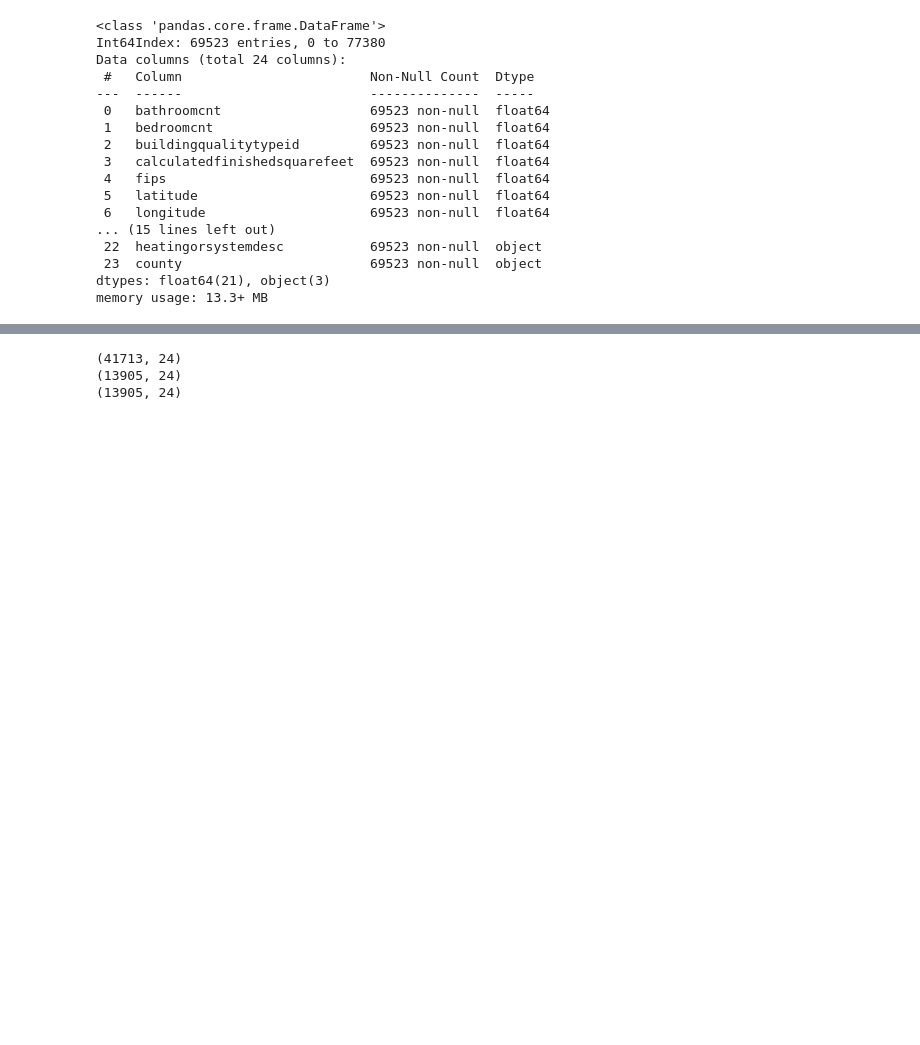
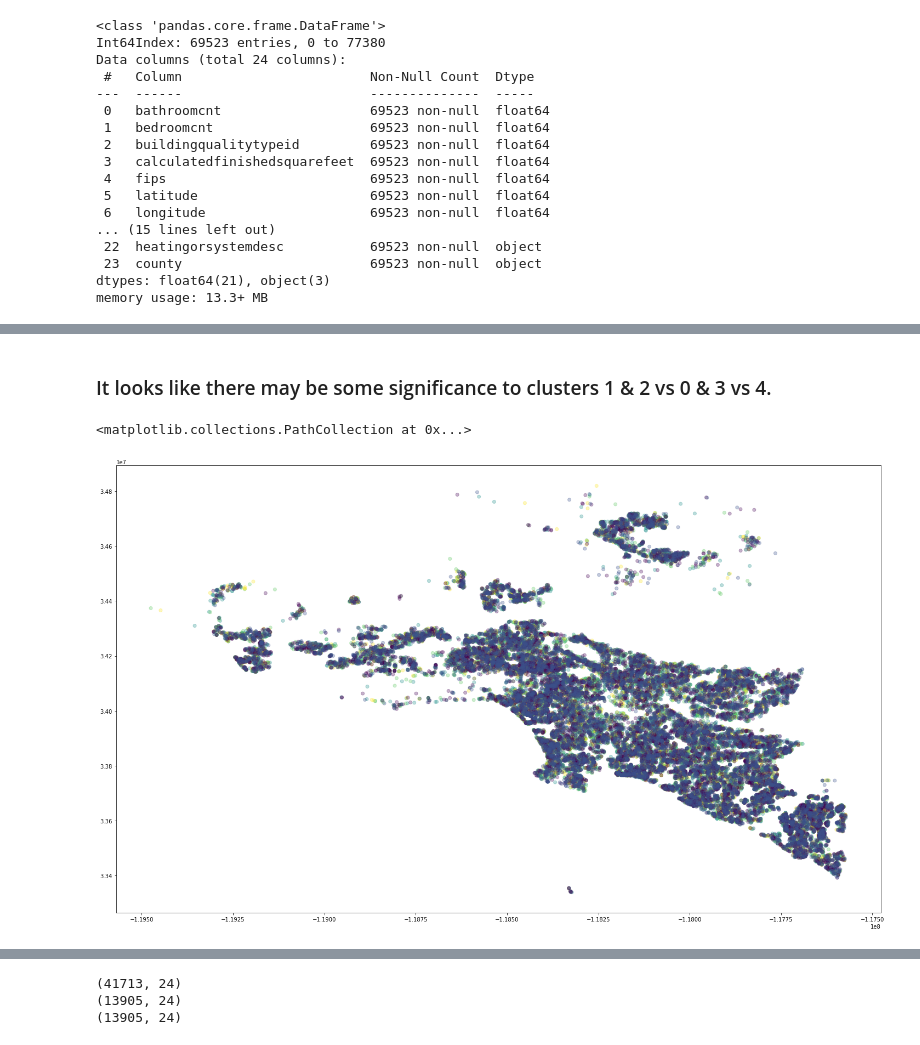
Before and after one commit to Brooke-Holyoak/clustering-exercises, a Jupyter notebook: explore_zillow.ipynb, the cells around one changed output, grey strips where cells are left out. Cells and saved outputs as stored; diff of their text form; code cells hidden in the pictures; blank space fills up the shorter version.

```diff
--- a/explore_zillow.ipynb
+++ b/explore_zillow.ipynb
@@ -54,0 +298,29 @@ memory usage: 13.3+ MB
+# %%
+# get the centroids for each distinct cluster...
+
+def get_centroids(kmeans, cluster_vars, cluster_name):
+    # get the centroids for each distinct cluster...
+
+    centroid_col_names = ['centroid_' + i for i in cluster_vars]
+
+    centroid_df = pd.DataFrame(kmeans.cluster_centers_,
+                               columns=centroid_col_names).reset_index().rename(columns={'index': cluster_name})
+
+    return centroid_df
+# %%
+centroid_df = get_centroids(kmeans, cluster_vars, cluster_name)
+# %%
+# label cluster for each observation in X_train (X[0] in our X list of dataframes),
+# X_validate (X[1]), & X_test (X[2])
+
+def assign_clusters(kmeans, cluster_vars, cluster_name, centroid_df):
+    for i in range(len(X)):
+        clusters = pd.DataFrame(kmeans.predict(X[i][cluster_vars]),
+                            columns=[cluster_name], index=X[i].index)
+
+        clusters_centroids = clusters.merge(centroid_df, on=cluster_name, copy=False).set_index(clusters.index.values)
+
+        X[i] = pd.concat([X[i], clusters_centroids], axis=1)
+    return X
+# %%
+X = assign_clusters(kmeans, cluster_vars, cluster_name, centroid_df)
@@ -54,0 +338,9 @@ memory usage: 13.3+ MB
+# %% [markdown]
+### It looks like there may be some significance to clusters 1 & 2 vs 0 & 3 vs 4.
+# %%
+plt.figure(figsize=(25,15))
+# plt.scatter(y=X_train.latitude, x=X_train.longitude, c=X_train.area_cluster, alpha=.4)
+plt.scatter(y=X[0].latitude, x=X[0].longitude, c=X[0].area_cluster, alpha=.3)
+# %% [output]
+<matplotlib.collections.PathCollection at 0x...>
+[figure, added]
```
Also changed, not shown: parts of 51 cells of this notebook, 2 other files.
